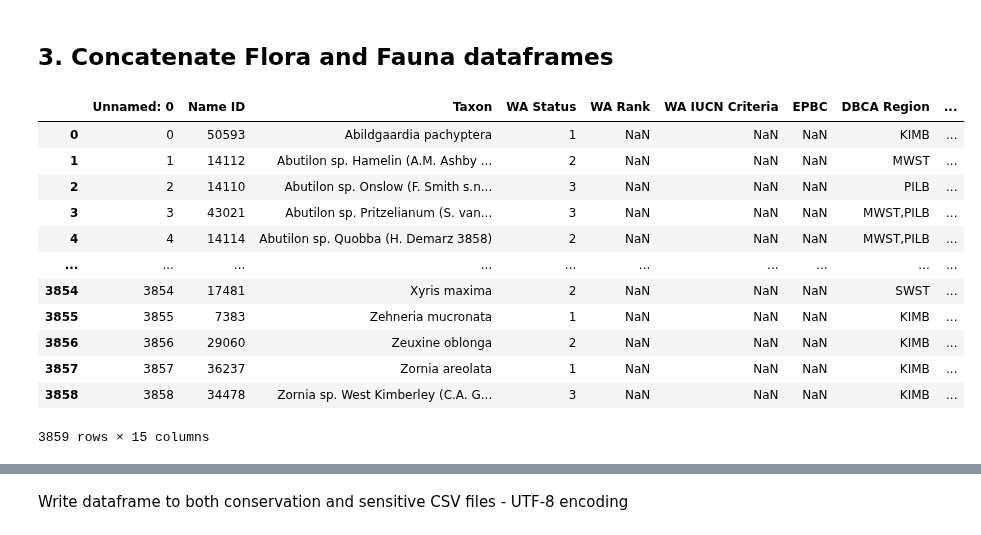
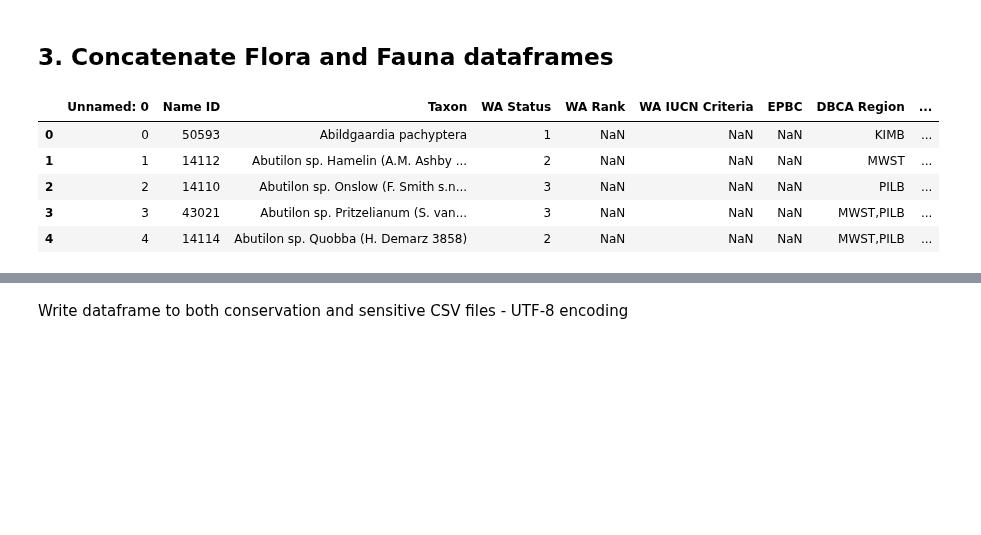
Before and after one commit to AtlasOfLivingAustralia/authoritative-lists, a Jupyter notebook: source-code/py-notebook/WA-conservation-sensitive.ipynb, the cells around one changed output, grey strips where cells are left out. Saved outputs shown, nothing was run; the diff lists cells and outputs as text; code cells hidden in the pictures; blank space fills up the shorter version.

```diff
--- a/source-code/py-notebook/WA-conservation-sensitive.ipynb
+++ b/source-code/py-notebook/WA-conservation-sensitive.ipynb
@@ -193,5 +191,6 @@ def setflorastatus(row):
     return s
 flora = flora.assign(status = flora.apply(setflorastatus,axis=1))
 flora['status description'] = flora['status'].map(statusLongDescriptionMapping).fillna(flora['status'])
-flora[[' WA Status','WA Rank','status','status description']].drop_duplicates()
+flora['sourceStatus'] = flora.apply(lambda x: "P"+x[' WA Status'] if pd.isnull(x['WA Rank']) else x['WA Rank'],axis=1)
+flora[[' WA Status','WA Rank','status','sourceStatus','status description']].drop_duplicates()
 # %% [output]
@@ -224,19 +206,12 @@ flora
 # %% [markdown]
 ## 3. Concatenate Flora and Fauna dataframes
 # %%
-flora
+flora.head(5)
 # %% [output]
 |  | Unnamed: 0 | Name ID | Taxon | WA Status | WA Rank | WA IUCN Criteria | EPBC | DBCA Region | ... |
 | 0 | 0 | 50593 | Abildgaardia pachyptera | 1 | NaN | NaN | NaN | KIMB | ... |
 | 1 | 1 | 14112 | Abutilon sp. Hamelin (A.M. Ashby ... | 2 | NaN | NaN | NaN | MWST | ... |
 | 2 | 2 | 14110 | Abutilon sp. Onslow (F. Smith s.n... | 3 | NaN | NaN | NaN | PILB | ... |
 | 3 | 3 | 43021 | Abutilon sp. Pritzelianum (S. van... | 3 | NaN | NaN | NaN | MWST,PILB | ... |
 | 4 | 4 | 14114 | Abutilon sp. Quobba (H. Demarz 3858) | 2 | NaN | NaN | NaN | MWST,PILB | ... |
-| ... | ... | ... | ... | ... | ... | ... | ... | ... | ... |
-| 3854 | 3854 | 17481 | Xyris maxima | 2 | NaN | NaN | NaN | SWST | ... |
-| 3855 | 3855 | 7383 | Zehneria mucronata | 1 | NaN | NaN | NaN | KIMB | ... |
-| 3856 | 3856 | 29060 | Zeuxine oblonga | 2 | NaN | NaN | NaN | KIMB | ... |
-| 3857 | 3857 | 36237 | Zornia areolata | 1 | NaN | NaN | NaN | KIMB | ... |
-| 3858 | 3858 | 34478 | Zornia sp. West Kimberley (C.A. G... | 3 | NaN | NaN | NaN | KIMB | ... |
-3859 rows × 15 columns
 # %%
```
Also changed, not shown: parts of 11 cells of this notebook, 2 other files.
